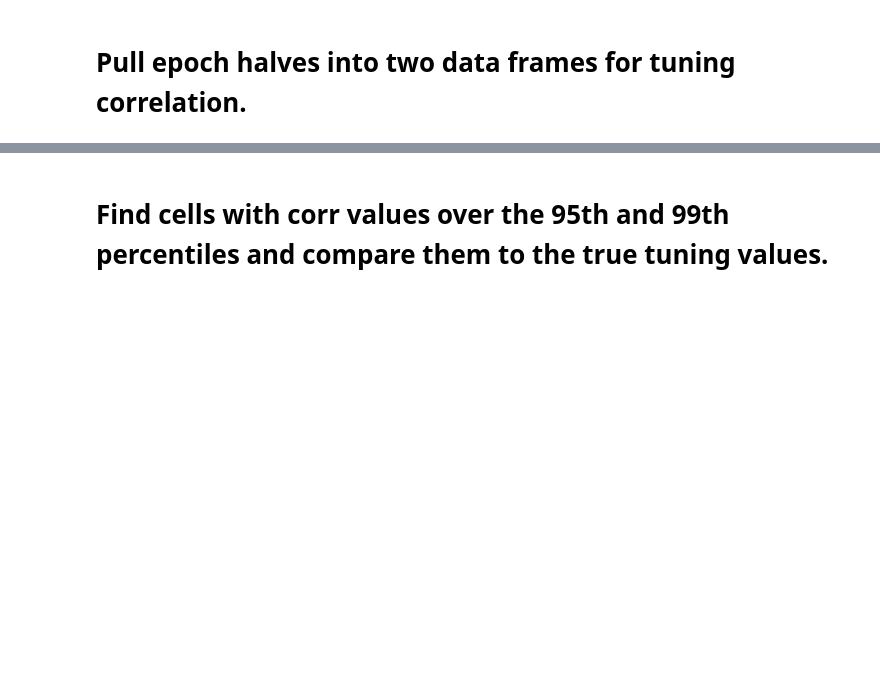
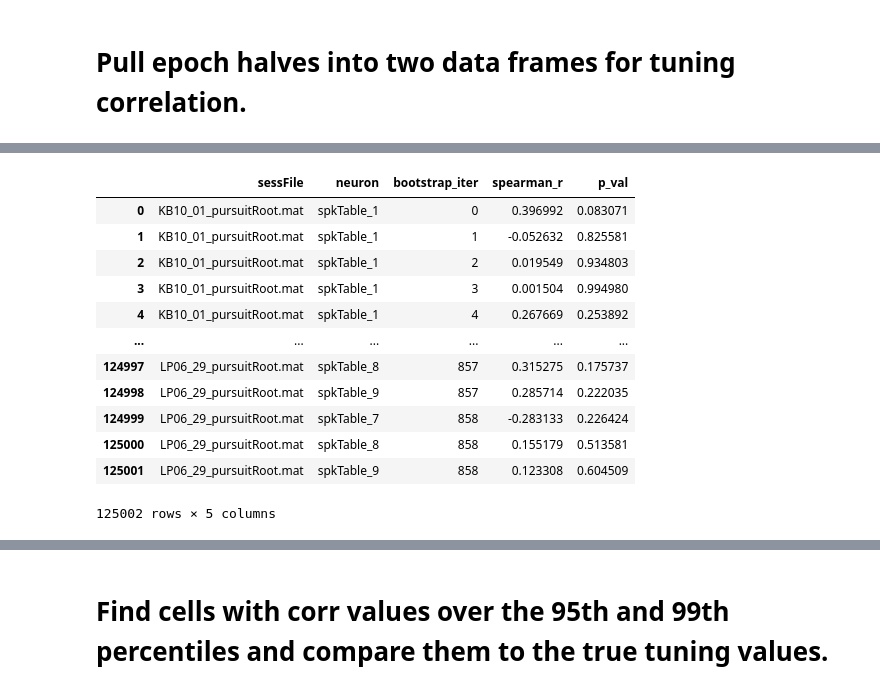
Before and after one commit to bigbrainmay/pursuit, a Jupyter notebook: Tuning Curves.ipynb, the cells around one changed output, grey strips where cells are left out. Saved outputs shown, nothing was run; the diff lists cells and outputs as text; code cells hidden in the pictures; blank space fills up the shorter version.

```diff
--- a/Tuning Curves.ipynb
+++ b/Tuning Curves.ipynb
@@ -414,2 +214,18 @@ PPC_odd_even_tuning = pursuit.tuning.bootstrap_all_sessions(PPC_epoch_odd_min, P
+# %%
+RSC_odd_even_tuning
+# %% [output]
+|  | sessFile | neuron | bootstrap_iter | spearman_r | p_val |
+| 0 | KB10_01_pursuitRoot.mat | spkTable_1 | 0 | 0.396992 | 0.083071 |
+| 1 | KB10_01_pursuitRoot.mat | spkTable_1 | 1 | -0.052632 | 0.825581 |
+| 2 | KB10_01_pursuitRoot.mat | spkTable_1 | 2 | 0.019549 | 0.934803 |
+| 3 | KB10_01_pursuitRoot.mat | spkTable_1 | 3 | 0.001504 | 0.994980 |
+| 4 | KB10_01_pursuitRoot.mat | spkTable_1 | 4 | 0.267669 | 0.253892 |
+| ... | ... | ... | ... | ... | ... |
+| 124997 | LP06_29_pursuitRoot.mat | spkTable_8 | 857 | 0.315275 | 0.175737 |
+| 124998 | LP06_29_pursuitRoot.mat | spkTable_9 | 857 | 0.285714 | 0.222035 |
+| 124999 | LP06_29_pursuitRoot.mat | spkTable_7 | 858 | -0.283133 | 0.226424 |
+| 125000 | LP06_29_pursuitRoot.mat | spkTable_8 | 858 | 0.155179 | 0.513581 |
+| 125001 | LP06_29_pursuitRoot.mat | spkTable_9 | 858 | 0.123308 | 0.604509 |
+125002 rows × 5 columns
 # %%
 PPC_first_second_tuning
```
Also changed, not shown: parts of 33 cells of this notebook.
